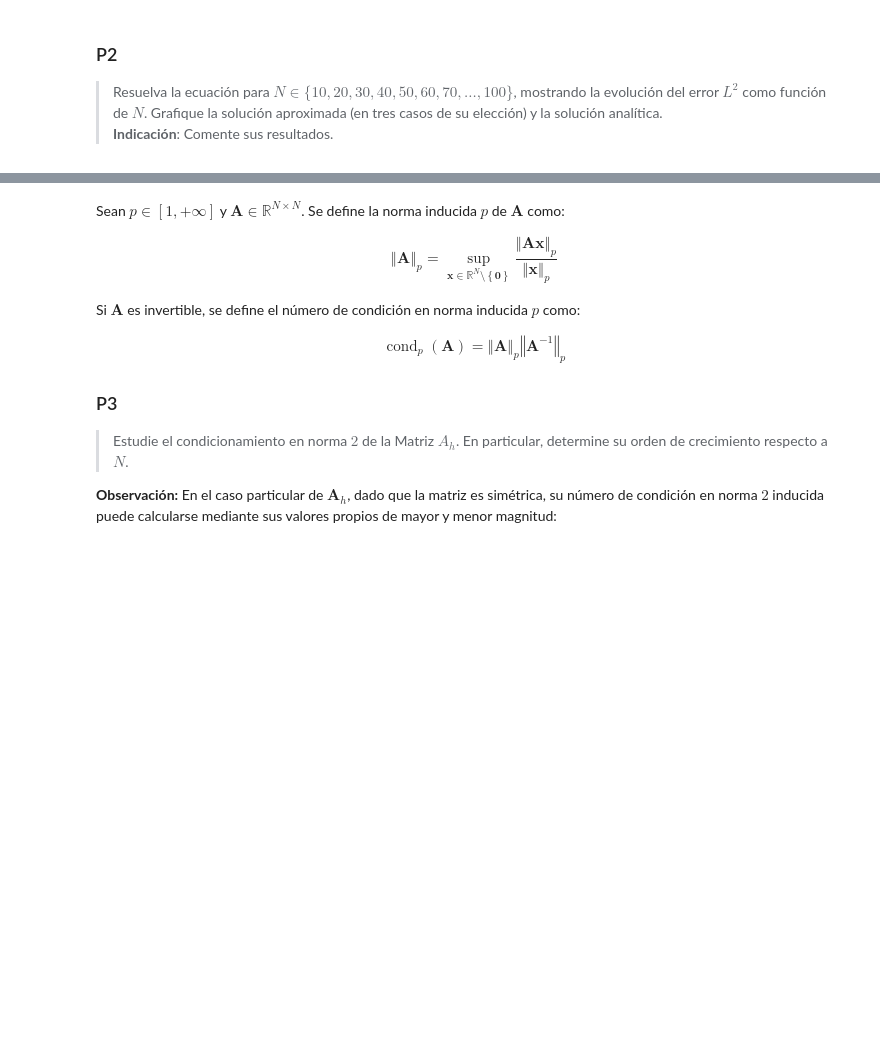
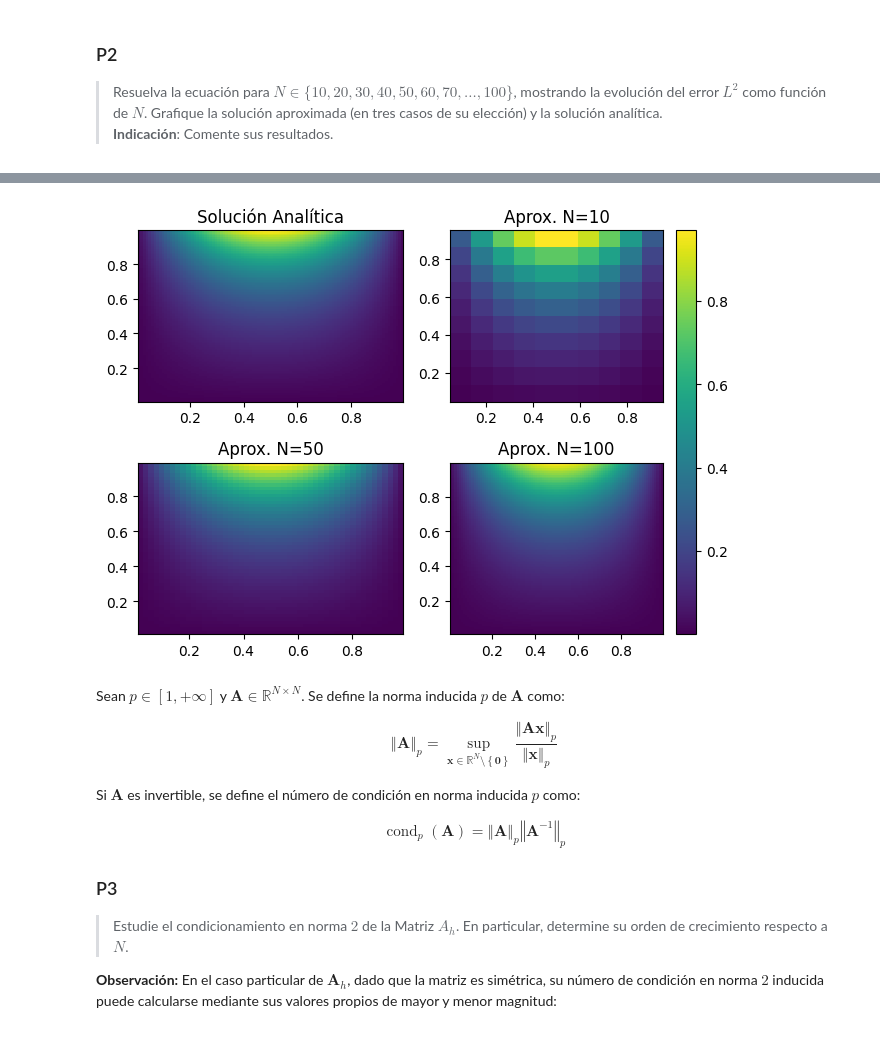
Before and after one commit to Miguel-Escobar/EDPN_T1, a Jupyter notebook: Laboratorio_1_Poisson_en_Dominio_Perforado.ipynb, the cells around one changed output, grey strips where cells are left out. Cells and saved outputs as stored; diff of their text form; code cells hidden in the pictures; blank space fills up the shorter version.

```diff
--- a/Laboratorio_1_Poisson_en_Dominio_Perforado.ipynb
+++ b/Laboratorio_1_Poisson_en_Dominio_Perforado.ipynb
@@ -116,3 +138,37 @@ def solve(N, f, g):
+# %%
+def generate_domains(N):
+    h = 1/(N + 1)
+    ran = np.arange(h, 1, h)
+    return np.meshgrid(ran,ran)
+
+f, g = lambda x, y: 0.0, lambda x: np.sin(np.pi*x)
+fig = plt.figure("Solucion Analitica y Aproximada")
+
+X_anal, Y_anal = generate_domains(100)
+ax_anal = fig.add_subplot(221)
+cmesh = ax_anal.pcolormesh(X_anal,Y_anal, sol_analitica(X_anal, Y_anal))
+ax_anal.set_title("Solución Analítica")
+
+
+X_10, Y_10 = generate_domains(10)
+ax_10 = fig.add_subplot(222)
+ax_10.pcolormesh(X_10, Y_10, solve(10, f, g).reshape(10, 10))
+ax_10.set_title("Aprox. N=10")
+
+X_50, Y_50 = generate_domains(50)
+ax_50 = fig.add_subplot(223)
+ax_50.pcolormesh(X_50, Y_50, solve(50, f, g).reshape(50, 50))
+ax_50.set_title("Aprox. N=50")
+
+X_100, Y_100 = generate_domains(100)
+ax_100 = fig.add_subplot(224)
+ax_100.pcolormesh(X_100, Y_100, solve(100, f, g).reshape(100, 100))
+ax_100.set_title("Aprox. N=100")
+fig.tight_layout()
+fig.colorbar(cmesh, cax = None, ax= [ax_10, ax_100], use_gridspec=True)
+fig.show()
+# %% [output]
+[figure, added]
 # %% [markdown]
 Sean $p\in\left[  1,+\infty\right]  $ y $\boldsymbol{A}\in\mathbb{R}^{N\times N}$. Se define la norma inducida $p$ de $\boldsymbol{A}$ como:
 
```
Also changed, not shown: parts of 3 cells of this notebook.
